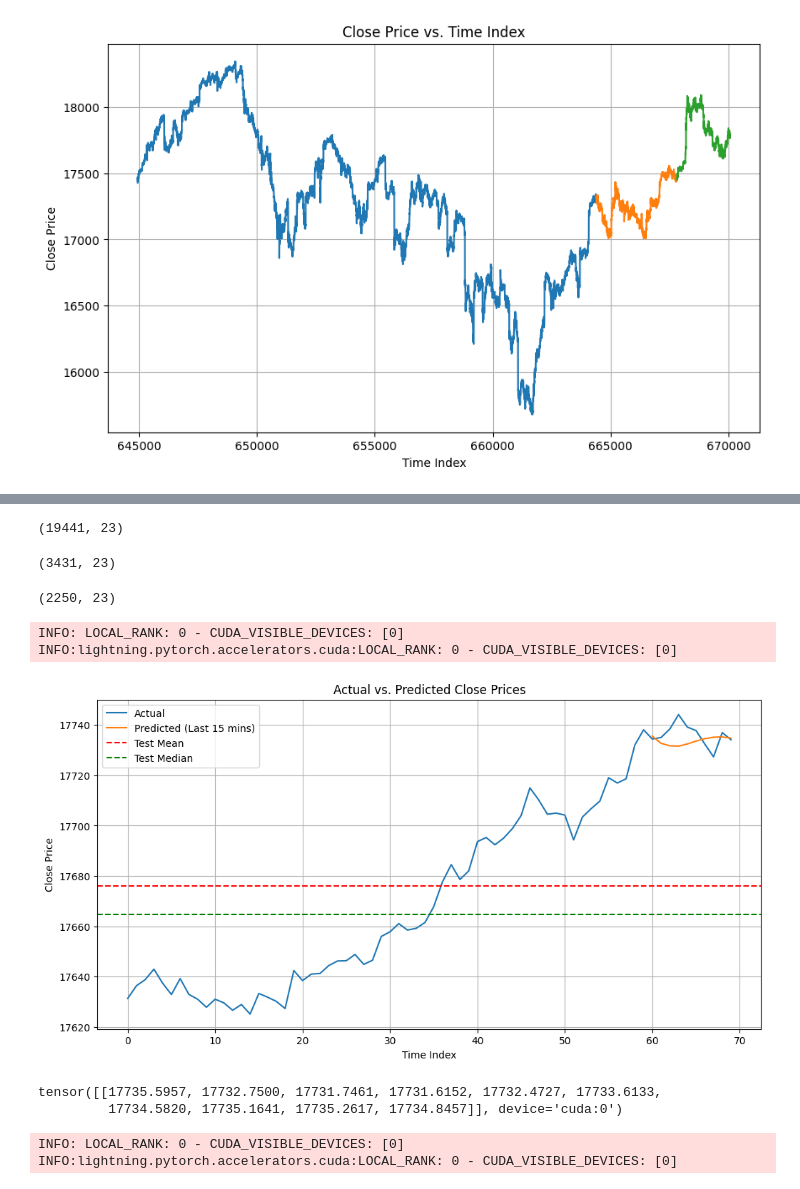
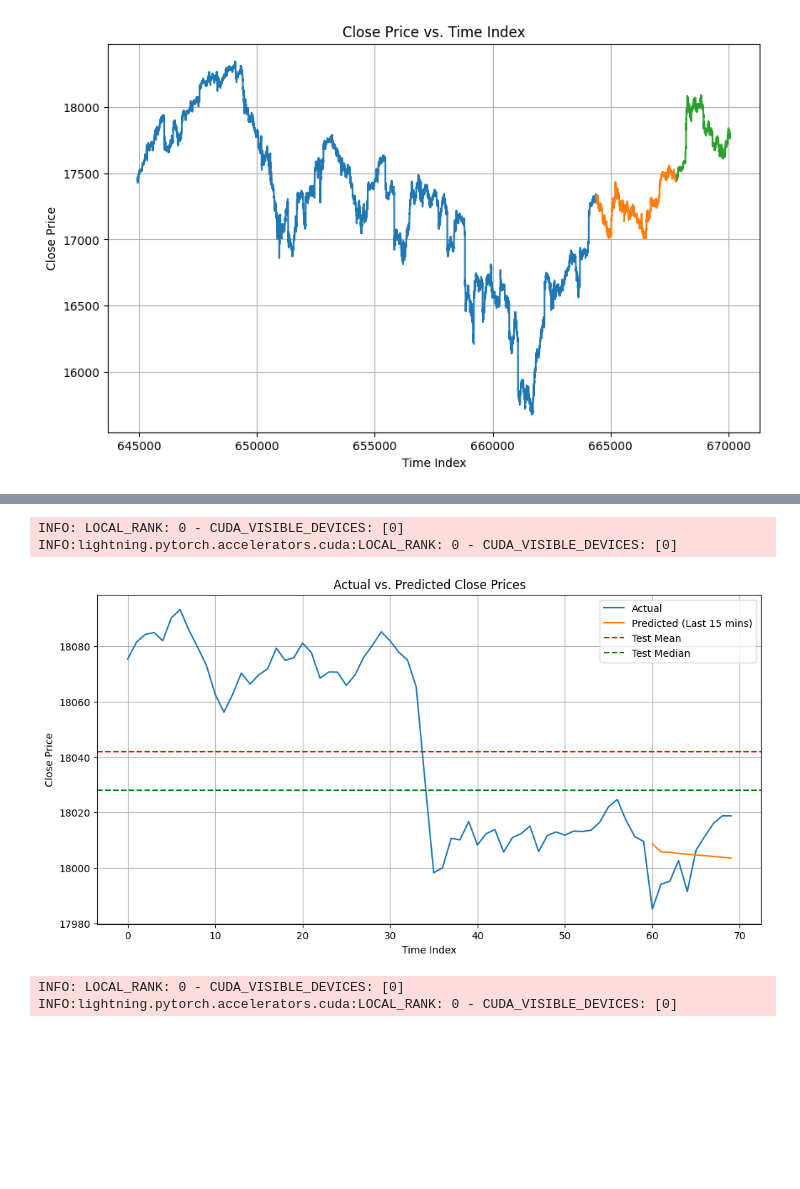
Before and after one commit to manikBS/omscs-capstone, a Jupyter notebook: ydosi3_tft_pipeline.ipynb, the cells around one changed output, grey strips where cells are left out. Cells and saved outputs as stored; diff of their text form; code cells hidden in the pictures; blank space fills up the shorter version.

```diff
--- a/ydosi3_tft_pipeline.ipynb
+++ b/ydosi3_tft_pipeline.ipynb
@@ -250,0 +67,16 @@ See the caveats in the documentation: https://pandas.pydata.org/pandas-docs/stab
+# %%
+from utils.commons import *
+
+# hyperparams
+TRAINING_DATA_RATIO = 0.85
+VALIDATION_DATA_RATIO = 0.15
+# TESTING_DATA_RATIO = 0.1
+
+data_base = f"{os.environ['GOOGLE_DRIVE_PATH']}/data"
+
+merged_data = get_all_data(data_base)
+merged_data["stock"] = "NIFTY_IDX"
+merged_data = add_indicators(merged_data)
+merged_data.dropna(axis=0, how='any', inplace=True)
+# add index column
+merged_data["time_idx"] = merged_data.index
@@ -250,0 +93,6 @@ See the caveats in the documentation: https://pandas.pydata.org/pandas-docs/stab
+# %%
+train_df, val_df, test_df = create_train_val_test_split(
+    df=merged_data, forecast_window=10, lookback_factor=5,
+    forecast_start_date=pd.to_datetime('2022-04-01'),
+    training_ratio=0.85,
+)
@@ -469,12 +276,15 @@ study = optimize_hyperparameters(
     n_trials=20,
     max_epochs=15,
     gradient_clip_val_range=(0.01, 1.0),
-    hidden_size_range=(2, 64),
-    hidden_continuous_size_range=(2, 64),
-    attention_head_size_range=(1, 10),
+    hidden_size_range=(2, 50),
+    hidden_continuous_size_range=(2, 50),
+    attention_head_size_range=(2, 10),
     learning_rate_range=(0.001, 0.3),
     dropout_range=(0.01, 0.4),
-    trainer_kwargs=dict(limit_train_batches=100),
+    trainer_kwargs={
+        "limit_train_batches":100,
+        # "deterministic": True
+    },
     reduce_on_plateau_patience=4,
 )
 
@@ -789,17 +599,5 @@ plt.show()
-# %%
-train_df.shape
-# %% [output]
-(19441, 23)
-# %%
-val_df.shape
-# %% [output]
-(3431, 23)
-# %%
-test_df.shape
-# %% [output]
-(2250, 23)
 # %%
-start = 2000
+start = 1000
 input_context = 60
 test_df1 = test_df[start:start+max_prediction_length+input_context]  # Select data from index 10001 to 10030 (30 minutes)
 
@@ -816,40 +614,35 @@ test_data = TimeSeriesDataSet.from_dataset(
 
 test_dataloader = test_data.to_dataloader(batch_size=1, num_workers=0, train=False)
 
 # Get predictions
 predictions = best_model.model.predict(test_dataloader)
 # raw_predictions = tft.predict(test_dataloader, mode="raw", return_x=True, trainer_kwargs=dict(accelerator="cpu"))
 
 predicted_close = predictions  # Example: Assuming a single output
 
 # Determine the indices for the last 15 minutes of predictions
 prediction_indices = range(input_context, len(test_df1))
 actual_indices = range(0, len(test_df1))
 
 # Plot actual and predicted values
 plt.figure(figsize=(12, 6))
 plt.plot(actual_indices, test_df1['close'], label='Actual')
 plt.plot(list(prediction_indices), predicted_close.tolist()[0], label='Predicted (Last 15 mins)')
 # add horizontal line
 plt.axhline(y=test_df1['close'].mean(), color='r', linestyle='--', label='Test Mean')
 plt.axhline(y=test_df1['close'].median(), color='g', linestyle='--', label='Test Median')
 # plt.axhline(y=train_df['close'].mean(), linestyle=':', label='Train Mean')
 # plt.axhline(y=train_df['close'].median(), linestyle='-.', label='Train Median')
 plt.xlabel("Time Index")
 plt.ylabel("Close Price")
 plt.title("Actual vs. Predicted Close Prices")
 plt.legend()
 plt.grid(True)
-plt.show()
+plt.savefig(f"{GOOGLE_DRIVE_PATH}/models_results/checkpoints/ydosi3-tft-v8-sample-pred-1000.png")
 # %% [output]
 INFO: LOCAL_RANK: 0 - CUDA_VISIBLE_DEVICES: [0]
 INFO:lightning.pytorch.accelerators.cuda:LOCAL_RANK: 0 - CUDA_VISIBLE_DEVICES: [0]
-[figure, old version]
+[figure, new version]
-# %%
-predictions
-# %% [output]
-tensor([[17735.5957, 17732.7500, 17731.7461, 17731.6152, 17732.4727, 17733.6133,
-         17734.5820, 17735.1641, 17735.2617, 17734.8457]], device='cuda:0')
 # %%
 # # raw predictions
 raw_preds = best_model.model.predict(test_dataloader, mode="raw", return_x=True)
```
Also changed, not shown: parts of 27 cells of this notebook.
